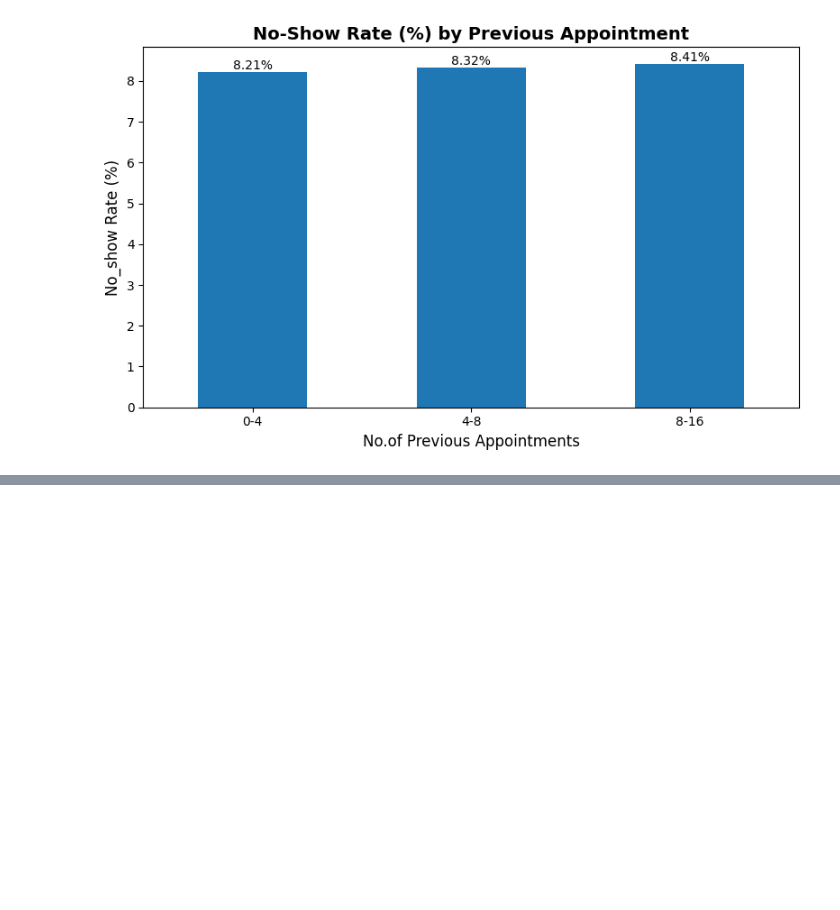
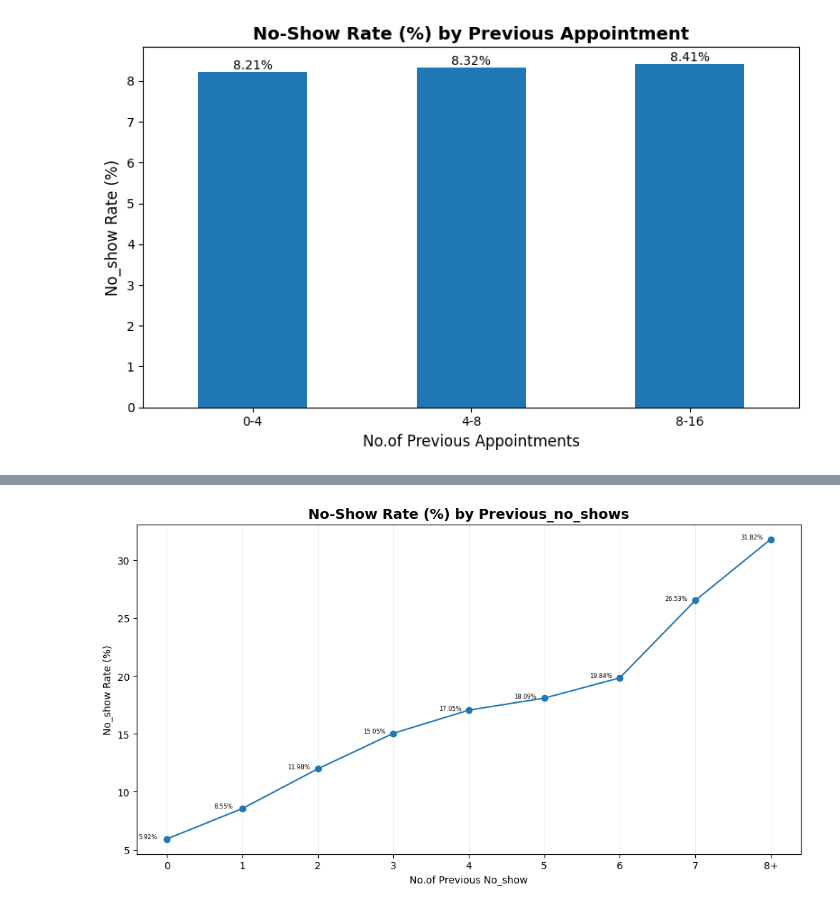
Before and after one commit to akashcstech/Health_Care_No_Show_Data_Analysis, a Jupyter notebook: Data_clean.ipynb, the cells around one changed output, grey strips where cells are left out. Drawn from its saved outputs; the diff is of its cells as text; code cells hidden in the pictures; blank space fills up the shorter version.

Commit message:
No-Show Rate (%) by Previous_no_shows

```diff
--- a/Data_clean.ipynb
+++ b/Data_clean.ipynb
@@ -1413,3 +1411,9 @@ view_pre_appointment
 | 0-4 | 20316 | 1817 | 91.79% | 8.21% |
 | 4-8 | 22453 | 2037 | 91.68% | 8.32% |
 | 8-16 | 3093 | 284 | 91.59% | 8.41% |
+# %%
+# previous_no_shows_vs_no_show
+pre_no_show_ns = pd.crosstab(pdf2['previous_no_shows'], pdf['no_show'])
+pre_no_show_ns.index = pre_no_show_ns.index.map(lambda x: '8+' if x>= 8 else str(x))
+pre_no_show_ns = pre_no_show_ns.groupby(level=0).sum()
+pre_no_show_ns
@@ -1415,0 +1432,8 @@ view_pre_appointment
+# %%
+pre_no_show_ns['total'] = pre_no_show_ns[0]+pre_no_show_ns[1]
+pre_no_show_ns['0_pct'] = (pre_no_show_ns[0] / pre_no_show_ns['total']) * 100
+pre_no_show_ns['1_pct'] = (pre_no_show_ns[1] / pre_no_show_ns['total']) * 100
+
+pre_no_show_ns[['0_pct', '1_pct']] = pre_no_show_ns[['0_pct', '1_pct']].round(2)
+
+pre_no_show_ns
@@ -1495,0 +1562,15 @@ plt.show()
+# %%
+# No-Show Rate (%) by Pre_no_show_ns
+ax = pre_no_show_ns['1_pct'].plot(kind='line', marker='o', figsize=(12,6))
+
+for i,v in enumerate(pre_no_show_ns['1_pct']):
+    plt.text(i - 0.25,v + 0.02, f'{v:.2f}%', fontsize=6, ha='center')
+
+plt.title('No-Show Rate (%) by Previous_no_shows', fontsize=14, fontweight='bold')
+plt.xlabel('No.of Previous No_show')
+plt.ylabel('No_show Rate (%)')
+plt.grid(axis='x', alpha=0.2)
+
+plt.show()
+# %% [output]
+[figure, added]
```
Also changed, not shown: parts of 6 cells of this notebook, 1 other file.
